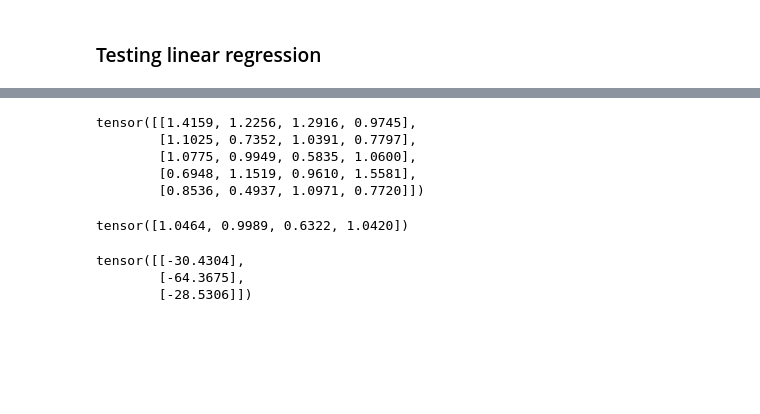
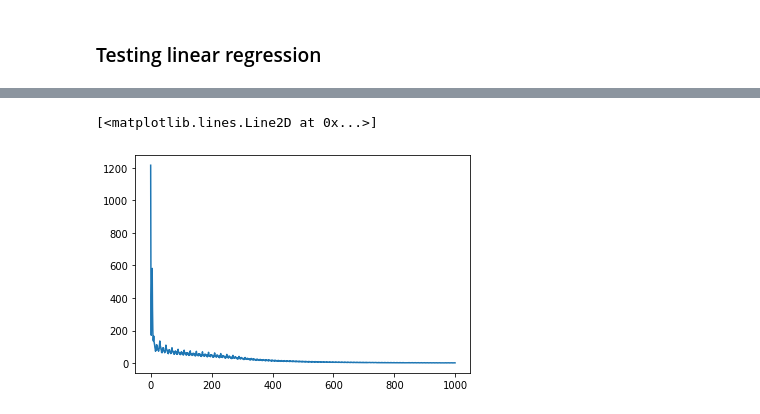
Before and after one commit to lustea0201/dl_projects, a Jupyter notebook: project2/main.ipynb, the cells around one changed output, grey strips where cells are left out. Drawn from its saved outputs; the diff is of its cells as text; code cells hidden in the pictures; blank space fills up the shorter version.

```diff
--- a/project2/main.ipynb
+++ b/project2/main.ipynb
@@ -112,22 +114,52 @@ d_w[-1], d_b[-1]
-# %%
-M = torch.rand((5, 4, 3))
-v = torch.rand(3)
-torch.matmul(M, v)
-# %% [output]
-tensor([[1.4159, 1.2256, 1.2916, 0.9745],
-        [1.1025, 0.7352, 1.0391, 0.7797],
-        [1.0775, 0.9949, 0.5835, 1.0600],
-        [0.6948, 1.1519, 0.9610, 1.5581],
-        [0.8536, 0.4937, 1.0971, 0.7720]])
-# %%
-torch.mv(M[0], v)
-# %% [output]
-tensor([1.0464, 0.9989, 0.6322, 1.0420])
-# %%
-torch.tensor([[-37.4304, 2, 5],
-        [-72.3675, 2, 6],
-        [-37.5306, 2, 7]]).sum(axis = 1).unsqueeze(1)
-# %% [output]
-tensor([[-30.4304],
-        [-64.3675],
-        [-28.5306]])
+# %%
+from module import ReLU
+
+
+hidden_dim = 5
+L1 = Linear(input_dim, hidden_dim)
+R = ReLU()
+L2 = Linear(hidden_dim, output_dim)
+
+losses, d_w, d_b = [], [], []
+
+
+nb_epochs = 100
+mini_batch_size = 100
+lr = 1e-3/n_samples*mini_batch_size
+
+
+
+for epoch in range(nb_epochs):
+    L1.zero_grad()
+    L2.zero_grad()
+    for i in range(0, x0.size(0), mini_batch_size):
+        input_ = x0.narrow(0, i, mini_batch_size)
+        target = y.narrow(0, i, mini_batch_size)
+
+        x1 = L1.forward(input_)
+        s1 = R.forward(x1)
+        x2 = L2.forward(s1)
+
+        error = target - x2
+
+        loss = torch.pow(error, 2).sum()
+
+        grad_x2 = -2*error
+        grad_s1 = L2.backward(grad_x2)
+        grad_x1 = R.backward(grad_s1)
+        grad_input = L1.backward(grad_x1)
+
+
+        L1.W -= lr*L1.grad_W
+        L1.b -= lr*L1.grad_b
+
+        L2.W -= lr*L2.grad_W
+        L2.b -= lr*L2.grad_b
+
+        losses.append(loss.item())
+
+
+plt.plot(losses)
+# %% [output]
+[<matplotlib.lines.Line2D at 0x...>]
+[figure, added]
```
Also changed, not shown: parts of 5 cells of this notebook.
